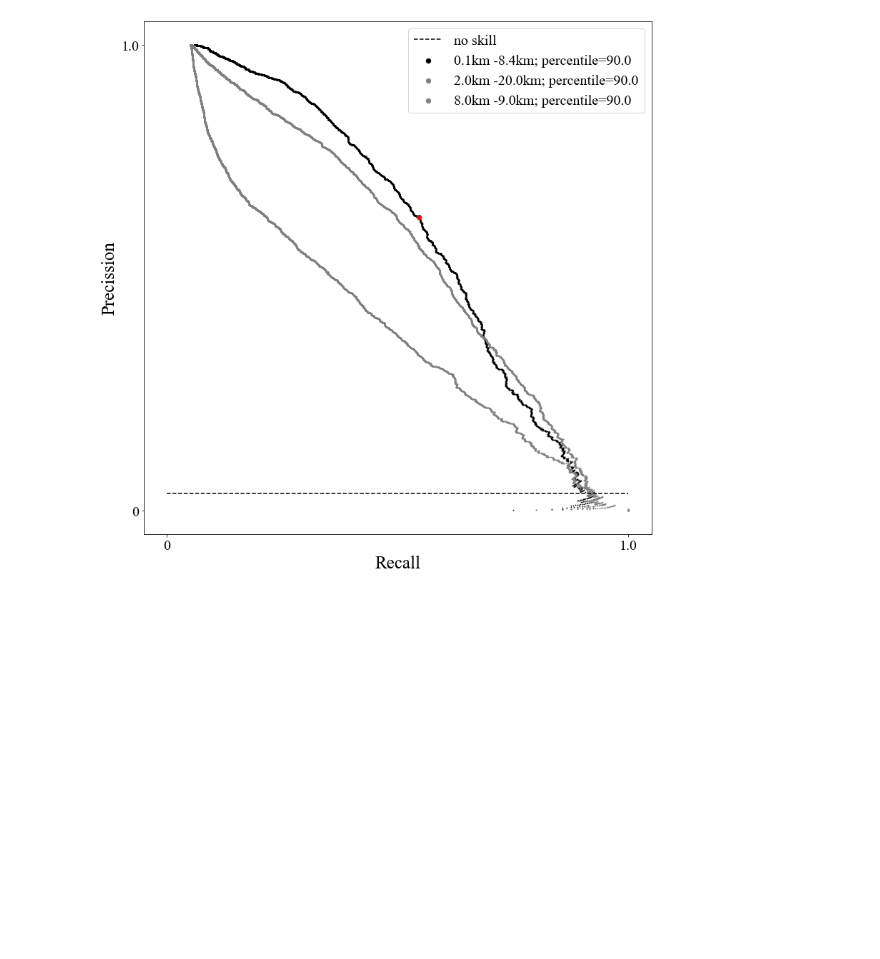
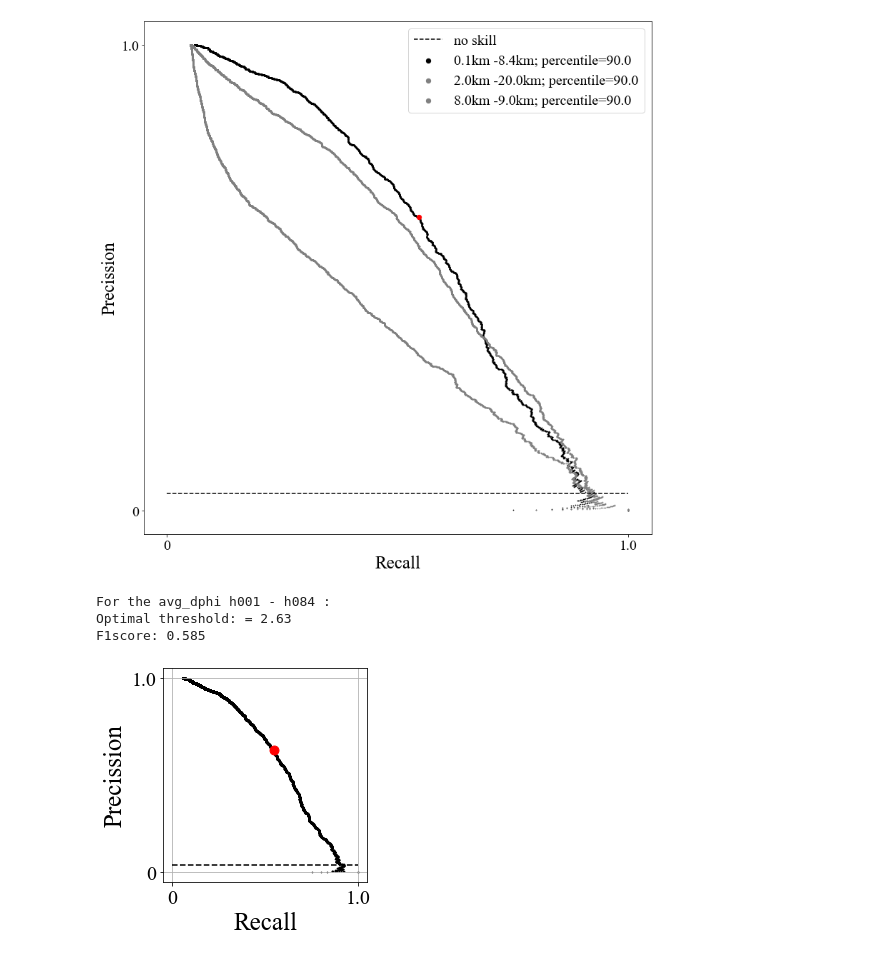
Before and after one commit to ignaciocordova/bachelor_thesis, a Jupyter notebook: Precission-Recall.ipynb, the cells around one changed output. Drawn from its saved outputs; the diff is of its cells as text; code cells hidden in the pictures; blank space fills up the shorter version.

Commit message:
New figures and jupyter notebooks

```diff
--- a/Precission-Recall.ipynb
+++ b/Precission-Recall.ipynb
@@ -80,3 +80,34 @@ F1score: 0.434
   <matplotlib.axis.YTick at 0x...>],
  [Text(0, 0, '0'), Text(0, 1, '1.0')])
 [figure]
+# %%
+p1,r1,p11,r11,truth,label1 = do.getPrecisionRecall(df,0.1,8.4,0.90)
+no_skill = len(truth[truth==1]) / len(truth)
+
+plt.figure(figsize=(4,4), tight_layout=True)
+
+plt.scatter(p1,r1,label=label1,s=0.5,c='black')
+plt.scatter(p11,r11,s=80,c='r')
+
+plt.plot([0, 1], [no_skill, no_skill], linestyle='--', c='black',label='no skill')
+
+plt.xlabel('Recall',
+           fontproperties=font,
+           fontsize=25)
+plt.ylabel('Precission',
+           fontproperties=font,
+           fontsize=25)
+
+plt.xticks(ticks=[0,1],
+           labels=['0','1.0'],
+           fontproperties=font,
+           fontsize=20)
+plt.yticks(ticks=[0,1],
+           labels=['0','1.0'],
+           fontproperties=font,
+           fontsize=20)
+# %% [output]
+For the avg_dphi h001 - h084 :
+Optimal threshold: = 2.63
+F1score: 0.585
+[figure, added]
```
Also changed, not shown: 8 other files.
